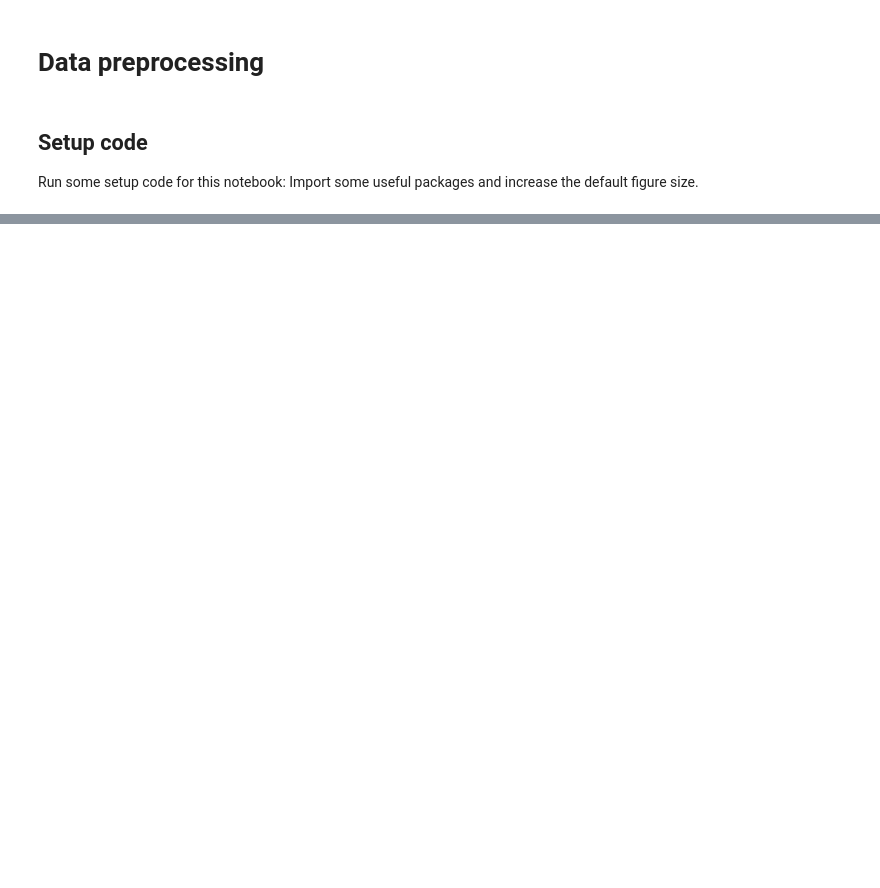
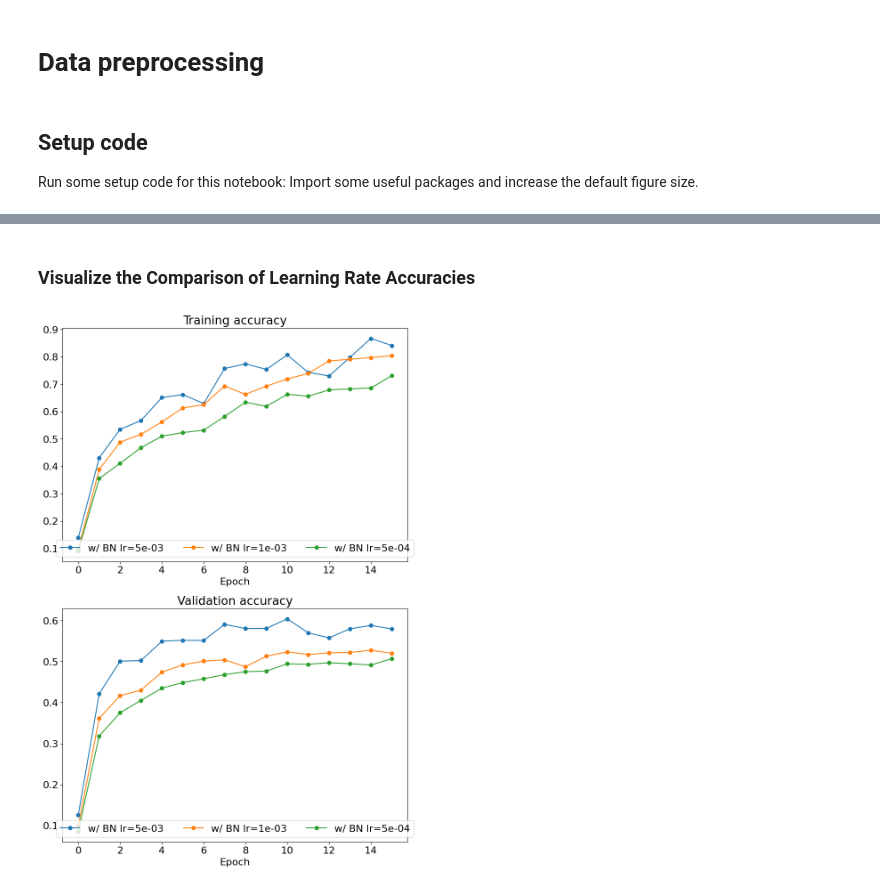
Before and after one commit to henrywbarber/Convolutional_Neural_Network, a Jupyter notebook: convolutional_networks.ipynb, the cells around one changed output, grey strips where cells are left out. Saved outputs shown, nothing was run; the diff lists cells and outputs as text; code cells hidden in the pictures; blank space fills up the shorter version.

```diff
--- a/convolutional_networks.ipynb
+++ b/convolutional_networks.ipynb
@@ -476,0 +121,12 @@ plt.show()
+# %%
+from convolutional_networks import Solver, adam, sgd_momentum
+
+solver = Solver(model, small_data,
+                num_epochs=10, batch_size=100,
+                update_rule=adam,
+                optim_config={
+                  'learning_rate': 1e-3,
+                },
+                print_every=20,
+                device='cpu')
+solver.train()
@@ -476,0 +240,30 @@ plt.show()
+# %% [markdown]
+### Visualize the Comparison of Learning Rate Accuracies
+# %%
+# Utility function for plotting training history
+def plot_training_history_bn(title, label, solvers, plot_fn, bl_marker='.', bn_marker='.', labels=None):
+  plt.title(title)
+  plt.xlabel(label)
+  bn_plots = [plot_fn(solver) for solver in solvers]
+  num_bn = len(bn_plots)
+  for i in range(num_bn):
+    label='w/ BN'
+    if labels is not None:
+      label += str(labels[i])
+    plt.plot(bn_plots[i], bn_marker, label=label)
+  plt.legend(loc='lower center', ncol=num_bn)
+
+# Visualize Training accuracy
+plt.subplot(2, 1, 1)
+plot_training_history_bn('Training accuracy','Epoch', solvers, \
+  lambda x: x.train_acc_history, bl_marker='-^', bn_marker='-o', labels=[' lr={:.0e}'.format(lr) for lr in learning_rates])
+
+# Visualize Validation accuracy
+plt.subplot(2, 1, 2)
+plot_training_history_bn('Validation accuracy','Epoch', solvers, \
+  lambda x: x.val_acc_history, bl_marker='-^', bn_marker='-o', labels=[' lr={:.0e}'.format(lr) for lr in learning_rates])
+
+plt.gcf().set_size_inches(10, 15)
+plt.show()
+# %% [output]
+[figure, added]
```
Also changed, not shown: parts of 50 cells of this notebook, 9 other files.
